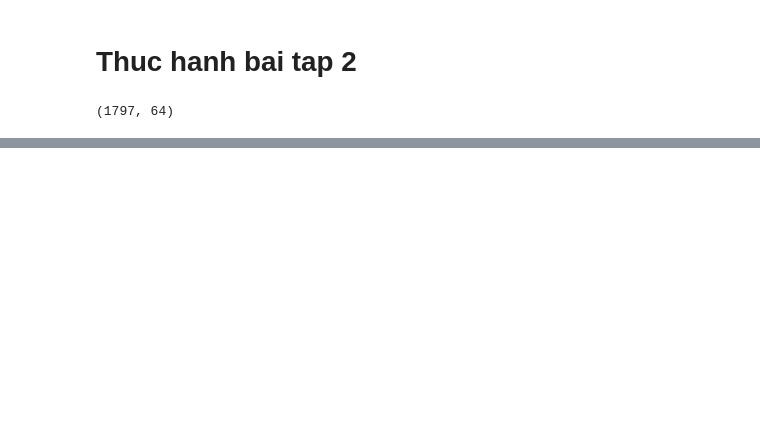
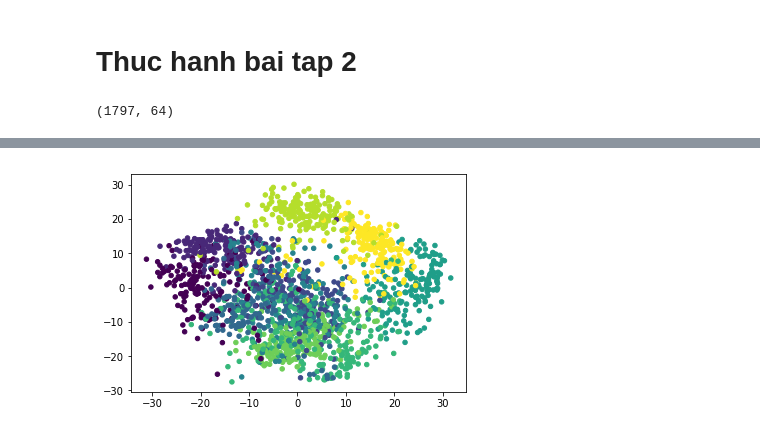
Before and after one commit to thuyltn2408/homework1, a Jupyter notebook: Thuy_homework1.ipynb, the cells around one changed output, grey strips where cells are left out. Cells and saved outputs as stored; diff of their text form; code cells hidden in the pictures; blank space fills up the shorter version.

```diff
--- a/Thuy_homework1.ipynb
+++ b/Thuy_homework1.ipynb
@@ -121,0 +123,10 @@ lables_predict: 9
+# %%
+import numpy as np
+from sklearn.decomposition import PCA
+pca = PCA(n_components = 2)
+digitsData_to_2dimention = pca.fit_transform(digits.data)
+
+plt.scatter(digitsData_to_2dimention[:,0], digitsData_to_2dimention[:,1],  c= label_spectral, s=20)
+plt.show()
+# %% [output]
+[figure, added]
```
Also changed, not shown: parts of 9 cells of this notebook.
